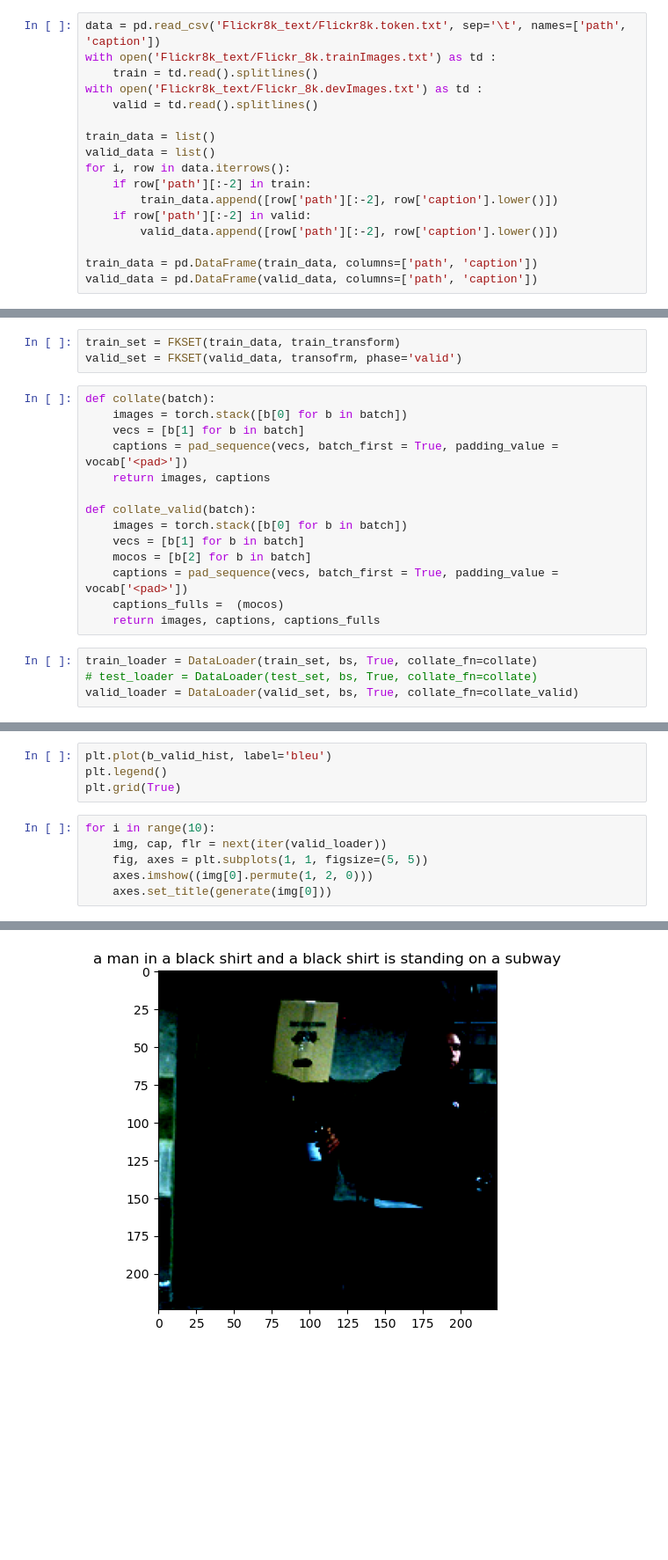
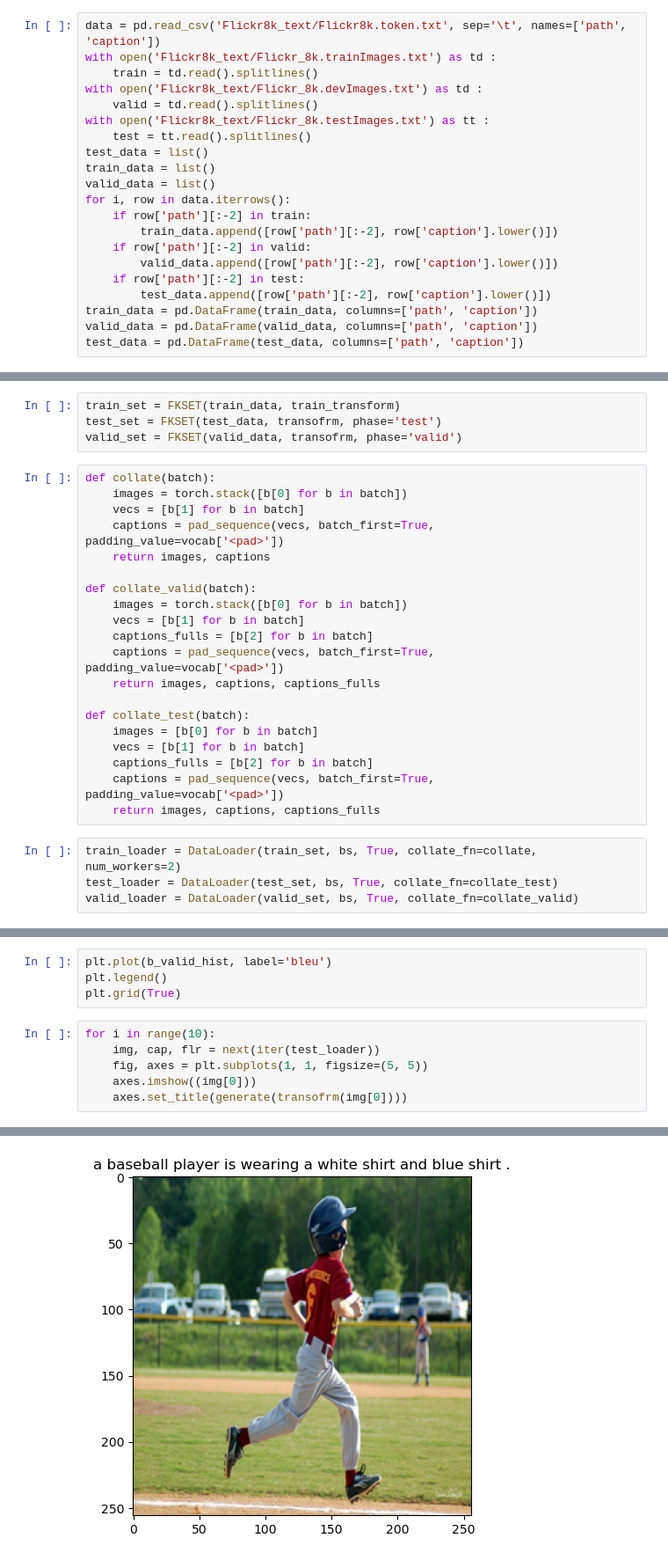
Before and after one commit to itsnotvahid/image-captioning, a Jupyter notebook: image-captioning-with-mx-att.ipynb, the cells around one changed output, grey strips where cells are left out. Shown at 88% size. Cells and saved outputs as stored; diff of their text form; blank space fills up the shorter version.

```diff
--- a/image-captioning-with-mx-att.ipynb
+++ b/image-captioning-with-mx-att.ipynb
@@ -127,7 +127,9 @@ with open('Flickr8k_text/Flickr_8k.trainImages.txt') as td :
     train = td.read().splitlines()
 with open('Flickr8k_text/Flickr_8k.devImages.txt') as td :
     valid = td.read().splitlines()
-
+with open('Flickr8k_text/Flickr_8k.testImages.txt') as tt :
+    test = tt.read().splitlines()
+test_data = list()
 train_data = list()
 valid_data = list()
 for i, row in data.iterrows():
@@ -135,9 +137,11 @@ for i, row in data.iterrows():
         train_data.append([row['path'][:-2], row['caption'].lower()])
     if row['path'][:-2] in valid:
         valid_data.append([row['path'][:-2], row['caption'].lower()])
-
+    if row['path'][:-2] in test:
+        test_data.append([row['path'][:-2], row['caption'].lower()])
 train_data = pd.DataFrame(train_data, columns=['path', 'caption'])
 valid_data = pd.DataFrame(valid_data, columns=['path', 'caption'])
+test_data = pd.DataFrame(test_data, columns=['path', 'caption'])
 # %%
 tokenizer = get_tokenizer('basic_english')
 vocab = build_vocab_from_iterator(
@@ -176,24 +186,31 @@ class FKSET(Dataset):
         return len(self.labels)
 # %%
 train_set = FKSET(train_data, train_transform)
+test_set = FKSET(test_data, transofrm, phase='test')
 valid_set = FKSET(valid_data, transofrm, phase='valid')
 # %%
 def collate(batch):
     images = torch.stack([b[0] for b in batch])
     vecs = [b[1] for b in batch]
-    captions = pad_sequence(vecs, batch_first = True, padding_value = vocab['<pad>'])
+    captions = pad_sequence(vecs, batch_first=True, padding_value=vocab['<pad>'])
     return images, captions
 
 def collate_valid(batch):
     images = torch.stack([b[0] for b in batch])
     vecs = [b[1] for b in batch]
-    mocos = [b[2] for b in batch]
-    captions = pad_sequence(vecs, batch_first = True, padding_value = vocab['<pad>'])
-    captions_fulls =  (mocos)
+    captions_fulls = [b[2] for b in batch]
+    captions = pad_sequence(vecs, batch_first=True, padding_value=vocab['<pad>'])
     return images, captions, captions_fulls
+
+def collate_test(batch):
+    images = [b[0] for b in batch]
+    vecs = [b[1] for b in batch]
+    captions_fulls = [b[2] for b in batch]
+    captions = pad_sequence(vecs, batch_first=True, padding_value=vocab['<pad>'])
+    return images, captions, captions_fulls
 # %%
-train_loader = DataLoader(train_set, bs, True, collate_fn=collate)
-# test_loader = DataLoader(test_set, bs, True, collate_fn=collate)
+train_loader = DataLoader(train_set, bs, True, collate_fn=collate, num_workers=2)
+test_loader = DataLoader(test_set, bs, True, collate_fn=collate_test)
 valid_loader = DataLoader(valid_set, bs, True, collate_fn=collate_valid)
 # %%
 class CNNEncoder(nn.Module):
@@ -410,8 +458,8 @@ plt.legend()
 plt.grid(True)
 # %%
 for i in range(10):
-    img, cap, flr = next(iter(valid_loader))
+    img, cap, flr = next(iter(test_loader))
     fig, axes = plt.subplots(1, 1, figsize=(5, 5))
-    axes.imshow((img[0].permute(1, 2, 0)))
-    axes.set_title(generate(img[0]))
+    axes.imshow((img[0]))
+    axes.set_title(generate(transofrm(img[0])))
 # %% [output]
@@ -429 +467 @@ Clipping input data to the valid range for imshow with RGB data ([0..1] for floa
-[figure, old version]
+[figure, new version]
```
Also changed, not shown: parts of 8 cells of this notebook.
